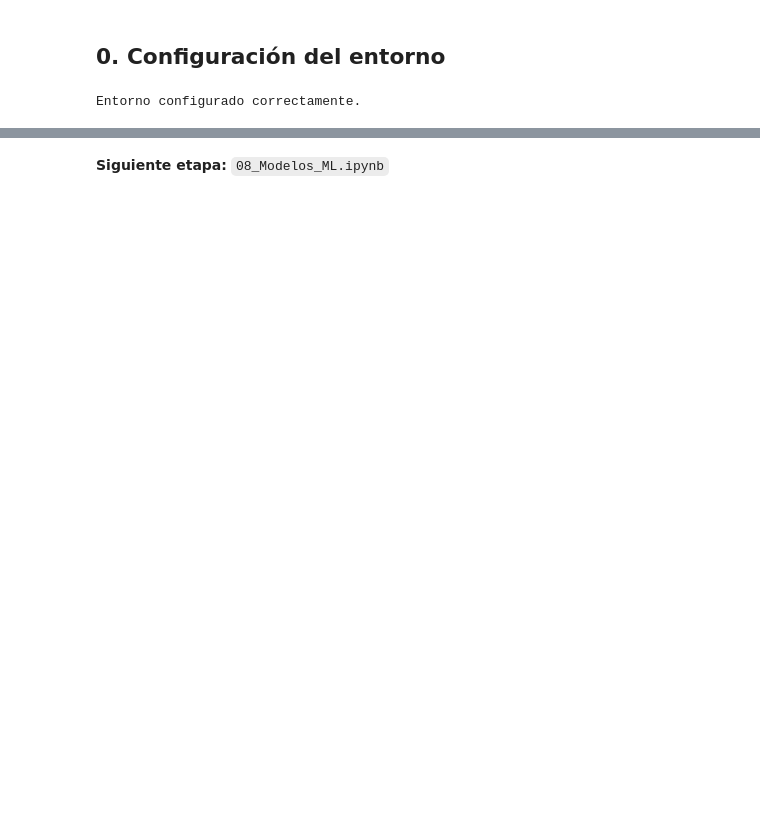
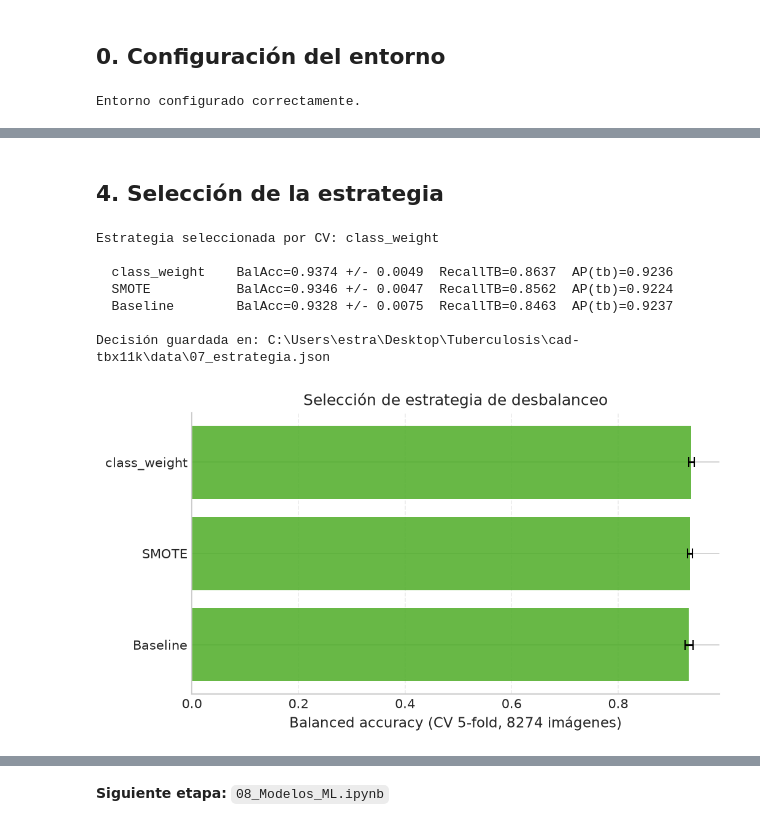
Before and after one commit to KevEstr/CAD_TBX11K, a Jupyter notebook: notebooks/07_Desbalanceo.ipynb, the cells around one changed output, grey strips where cells are left out. Saved outputs shown, nothing was run; the diff lists cells and outputs as text; code cells hidden in the pictures; blank space fills up the shorter version.

```diff
--- a/notebooks/07_Desbalanceo.ipynb
+++ b/notebooks/07_Desbalanceo.ipynb
@@ -465,0 +246,46 @@ acumulables; aplicarlos juntos sería una doble corrección redundante.
+# %% [markdown]
+## 4. Selección de la estrategia
+# %%
+# Selección por balanced accuracy; empate -> recall de tb -> AP de tb.
+# La decisión se persiste para el notebook 08.
+
+MEJOR_ESTRATEGIA = resultados_cv.loc[0, 'Estrategia']
+
+print(f'Estrategia seleccionada por CV: {MEJOR_ESTRATEGIA}')
+print()
+for _, fila in resultados_cv.iterrows():
+    print(f'  {fila["Estrategia"]:14s}  BalAcc={fila["BalAcc_media"]:.4f} '
+          f'+/- {fila["BalAcc_std"]:.4f}  RecallTB={fila["RecallTB_media"]:.4f}  '
+          f'AP(tb)={fila["AP_media"]:.4f}')
+
+decision = {
+    'estrategia': MEJOR_ESTRATEGIA,
+    'criterio': ['balanced_accuracy', 'recall_tb', 'average_precision_tb'],
+    'n_folds': N_FOLDS,
+    'n_imagenes': int(len(y)),
+    'resultados_cv': resultados_cv.round(6).to_dict(orient='records'),
+}
+with open(DATA_DIR / '07_estrategia.json', 'w', encoding='utf-8') as f:
+    json.dump(decision, f, ensure_ascii=False, indent=2)
+
+print()
+print(f'Decisión guardada en: {(DATA_DIR / "07_estrategia.json").resolve()}')
+
+fig, ax = plt.subplots(figsize=(7, 4))
+orden = resultados_cv.sort_values('BalAcc_media')
+ax.barh(orden['Estrategia'], orden['BalAcc_media'], xerr=orden['BalAcc_std'],
+        capsize=4, color='#4DAC26', alpha=0.85)
+ax.set_xlabel('Balanced accuracy (CV 5-fold, 8274 imágenes)', fontsize=11)
+ax.set_title('Selección de estrategia de desbalanceo', fontsize=12)
+ax.grid(True, axis='x', linestyle='--', alpha=0.4)
+fig.tight_layout()
+plt.show()
+# %% [output]
+Estrategia seleccionada por CV: class_weight
+
+  class_weight    BalAcc=0.9374 +/- 0.0049  RecallTB=0.8637  AP(tb)=0.9236
+  SMOTE           BalAcc=0.9346 +/- 0.0047  RecallTB=0.8562  AP(tb)=0.9224
+  Baseline        BalAcc=0.9328 +/- 0.0075  RecallTB=0.8463  AP(tb)=0.9237
+
+Decisión guardada en: C:\Users\estra\Desktop\Tuberculosis\cad-tbx11k\data\07_estrategia.json
+[figure, added]
```
Also changed, not shown: parts of 27 cells of this notebook, 39 other files.
